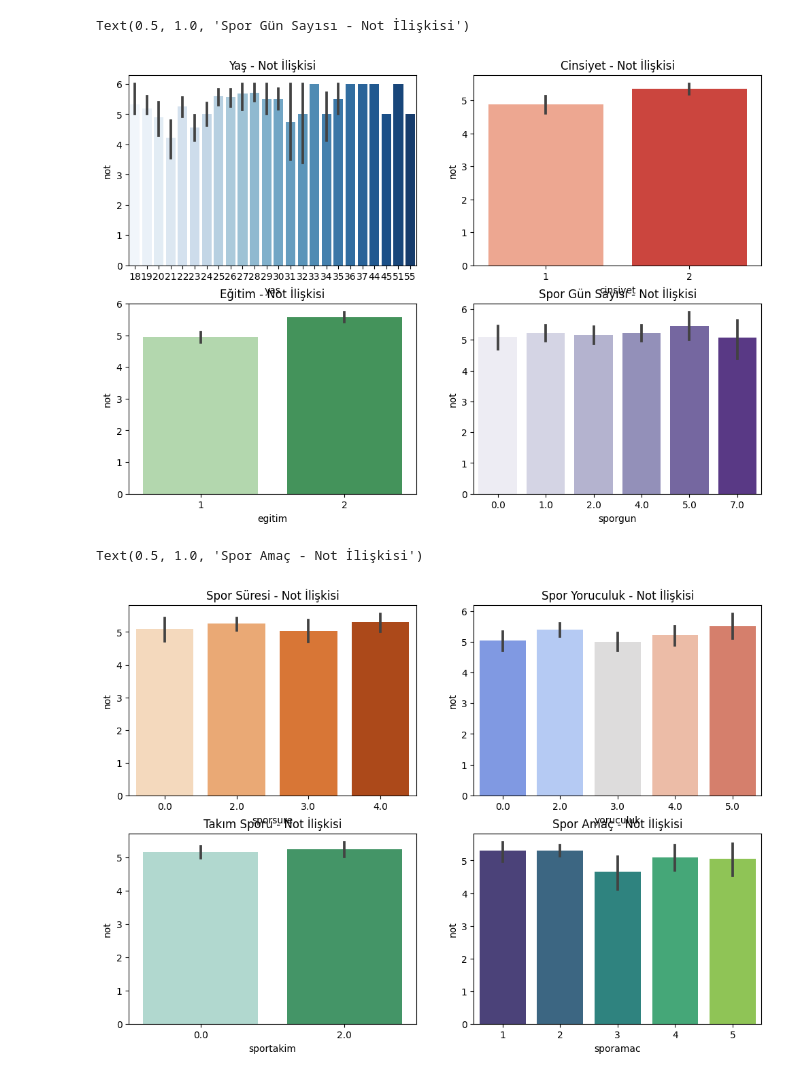
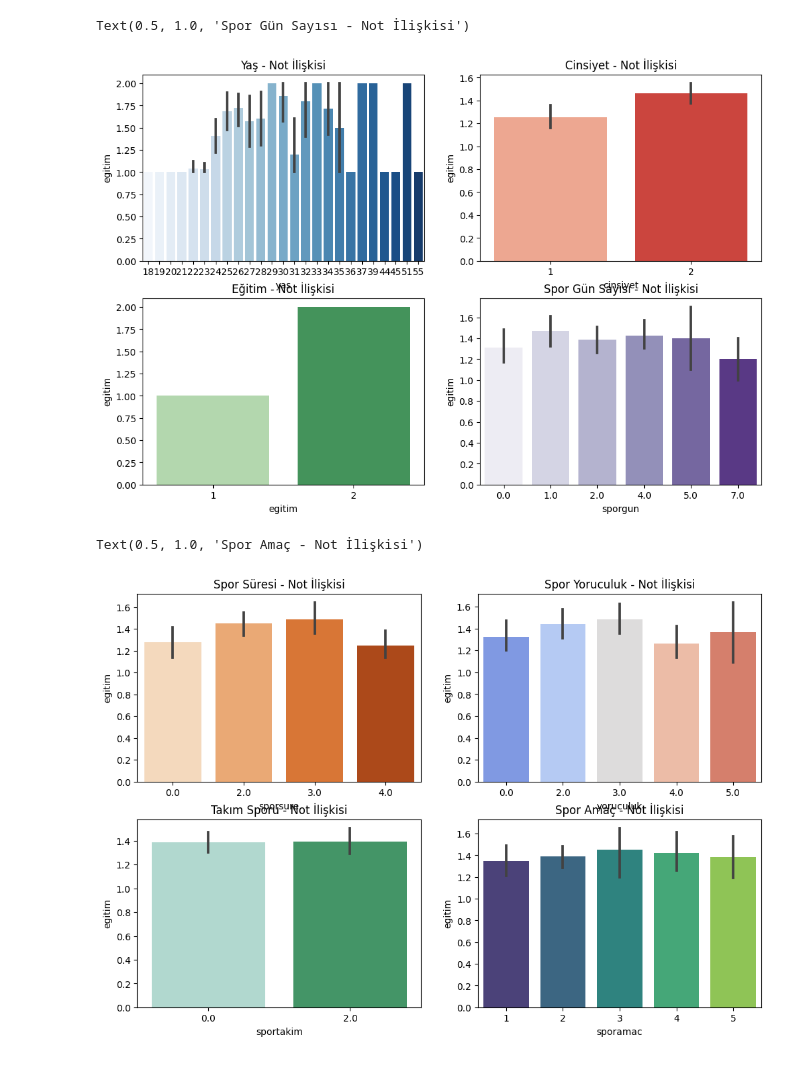
Before and after one commit to koksoybedirhan/spor-egitim-ai, a Jupyter notebook: yazilim/korelasyon/grafiksel-zihinsel.ipynb, the cells around one changed output. Drawn from its saved outputs; the diff is of its cells as text; code cells hidden in the pictures.

```diff
--- a/yazilim/korelasyon/grafiksel-zihinsel.ipynb
+++ b/yazilim/korelasyon/grafiksel-zihinsel.ipynb
@@ -8,35 +8,35 @@ df = pd.read_csv(file_path)
 # %%
 fig, axes = plt.subplots(2, 2, figsize=(12, 8))
 
 # Bar grafikleri çiz
-sns.barplot(x="yas", y="not", data=df, ax=axes[0, 0], palette="Blues")
+sns.barplot(x="yas", y="egitim", data=df, ax=axes[0, 0], palette="Blues")
 axes[0, 0].set_title("Yaş - Not İlişkisi")
 
-sns.barplot(x="cinsiyet", y="not", data=df, ax=axes[0, 1], palette="Reds")
+sns.barplot(x="cinsiyet", y="egitim", data=df, ax=axes[0, 1], palette="Reds")
 axes[0, 1].set_title("Cinsiyet - Not İlişkisi")
 
-sns.barplot(x="egitim", y="not", data=df, ax=axes[1, 0], palette="Greens")
+sns.barplot(x="egitim", y="egitim", data=df, ax=axes[1, 0], palette="Greens")
 axes[1, 0].set_title("Eğitim - Not İlişkisi")
 
-sns.barplot(x="sporgun", y="not", data=df, ax=axes[1, 1], palette="Purples")
+sns.barplot(x="sporgun", y="egitim", data=df, ax=axes[1, 1], palette="Purples")
 axes[1, 1].set_title("Spor Gün Sayısı - Not İlişkisi")
 # %% [output]
 Text(0.5, 1.0, 'Spor Gün Sayısı - Not İlişkisi')
-[figure, old version]
+[figure, new version]
 # %%
 fig, axes = plt.subplots(2, 2, figsize=(12, 8))
 
-sns.barplot(x="sporsure", y="not", data=df, ax=axes[0, 0], palette="Oranges")
+sns.barplot(x="sporsure", y="egitim", data=df, ax=axes[0, 0], palette="Oranges")
 axes[0, 0].set_title("Spor Süresi - Not İlişkisi")
 
-sns.barplot(x="yoruculuk", y="not", data=df, ax=axes[0, 1], palette="coolwarm")
+sns.barplot(x="yoruculuk", y="egitim", data=df, ax=axes[0, 1], palette="coolwarm")
 axes[0, 1].set_title("Spor Yoruculuk - Not İlişkisi")
 
-sns.barplot(x="sportakim", y="not", data=df, ax=axes[1, 0], palette="BuGn")
+sns.barplot(x="sportakim", y="egitim", data=df, ax=axes[1, 0], palette="BuGn")
 axes[1, 0].set_title("Takım Sporu - Not İlişkisi")
 
-sns.barplot(x="sporamac", y="not", data=df, ax=axes[1, 1], palette="viridis")
+sns.barplot(x="sporamac", y="egitim", data=df, ax=axes[1, 1], palette="viridis")
 axes[1, 1].set_title("Spor Amaç - Not İlişkisi")
 # %% [output]
 Text(0.5, 1.0, 'Spor Amaç - Not İlişkisi')
-[figure, old version]
+[figure, new version]
```
Also changed, not shown: 25 other files.
